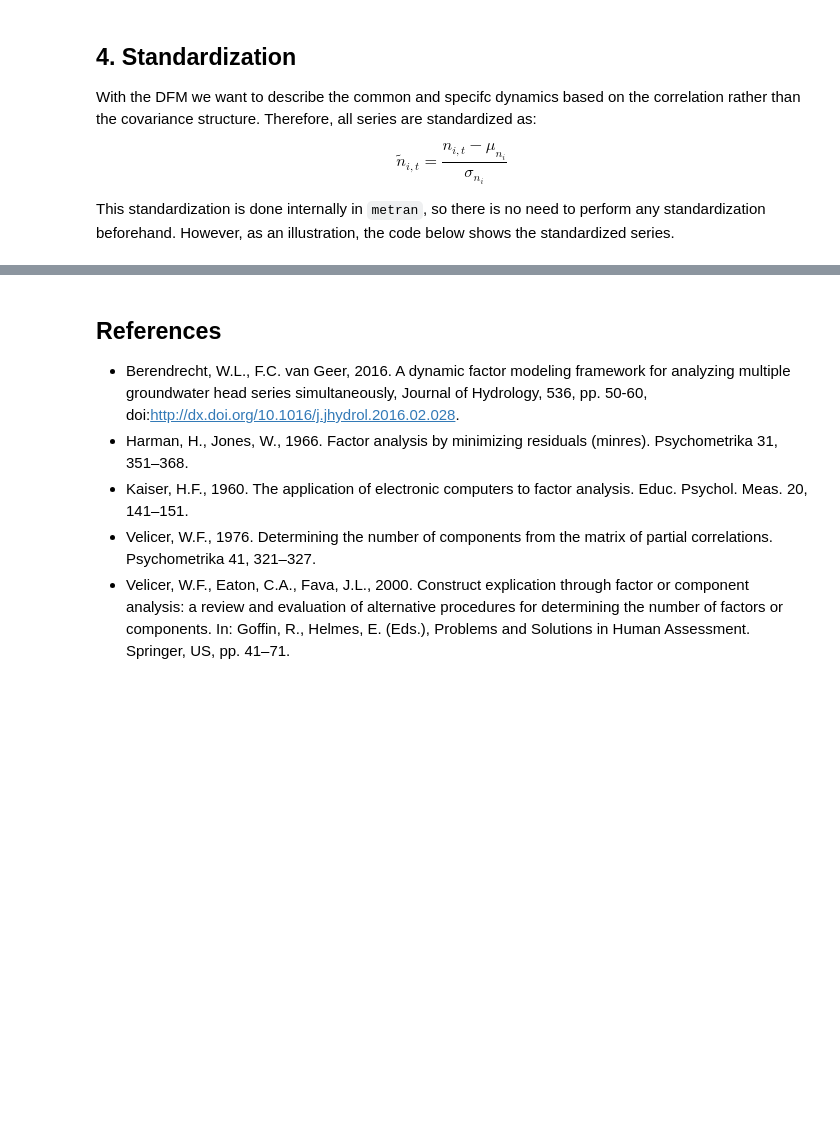
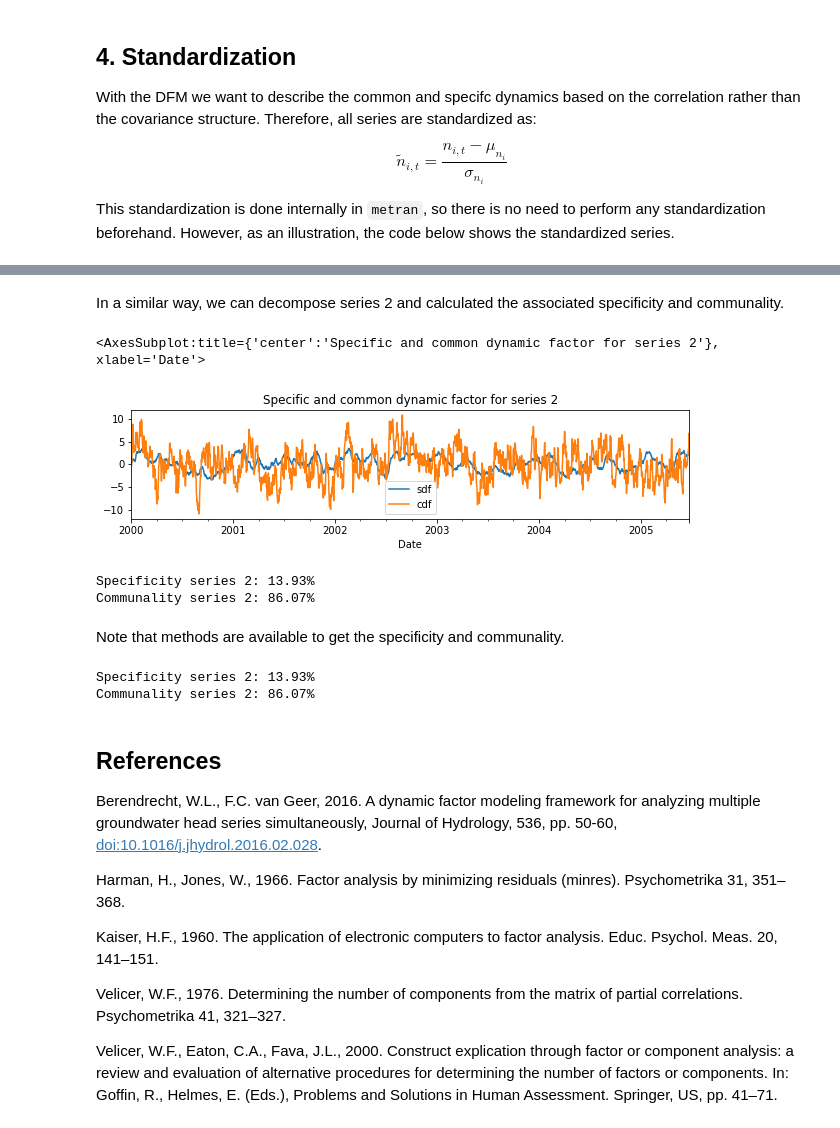
Before and after one commit to pastas/metran, a Jupyter notebook: examples/dynamic_factor_model.ipynb, the cells around one changed output, grey strips where cells are left out. Cells and saved outputs as stored; diff of their text form; code cells hidden in the pictures; blank space fills up the shorter version.

```diff
--- a/examples/dynamic_factor_model.ipynb
+++ b/examples/dynamic_factor_model.ipynb
@@ -218,7 +273,36 @@ None
+# %% [markdown]
+In a similar way, we can decompose series 2 and calculated the associated specificity and communality.
+# %%
+mt.decompose_simulation(name='series 2').plot(figsize=(10,2), xlabel='Date', title='Specific and common dynamic factor for series 2')
+# %% [output]
+<AxesSubplot:title={'center':'Specific and common dynamic factor for series 2'}, xlabel='Date'>
+[figure, added]
+# %%
+sim = mt.decompose_simulation(name='series 2')
+specificity = sim['sdf'].var() / sim.sum(axis=1).var()
+print ('Specificity series 2:', "{:.2f}%".format(100 * specificity))
+print ('Communality series 2:', "{:.2f}%".format(100 * (1 - specificity)))
+# %% [output]
+Specificity series 2: 13.93%
+Communality series 2: 86.07%
+# %% [markdown]
+Note that methods are available to get the specificity and communality.
+# %%
+print ('Specificity series 2:', "{:.2f}%".format(100 * mt.get_specificity()[1]))
+print ('Communality series 2:', "{:.2f}%".format(100 * mt.get_communality()[1]))
+# %% [output]
+Specificity series 2: 13.93%
+Communality series 2: 86.07%
 # %% [markdown]
 ## References
-- Berendrecht, W.L., F.C. van Geer, 2016. A dynamic factor modeling framework for analyzing multiple groundwater head series simultaneously, Journal of Hydrology, 536, pp. 50-60, doi:http://dx.doi.org/10.1016/j.jhydrol.2016.02.028.
-- Harman, H., Jones, W., 1966. Factor analysis by minimizing residuals (minres). Psychometrika 31, 351–368.
-- Kaiser, H.F., 1960. The application of electronic computers to factor analysis. Educ. Psychol. Meas. 20, 141–151.
-- Velicer, W.F., 1976. Determining the number of components from the matrix of partial correlations. Psychometrika 41, 321–327.
-- Velicer, W.F., Eaton, C.A., Fava, J.L., 2000. Construct explication through factor or component analysis: a review and evaluation of alternative procedures for determining the number of factors or components. In: Goffin, R., Helmes, E. (Eds.), Problems and Solutions in Human Assessment. Springer, US, pp. 41–71.
+Berendrecht, W.L., F.C. van Geer, 2016. A dynamic factor modeling framework for analyzing multiple groundwater head series simultaneously, Journal of Hydrology, 536, pp. 50-60, [doi:10.1016/j.jhydrol.2016.02.028][Ber2016].
+
+[Ber2016]: http://dx.doi.org/10.1016/j.jhydrol.2016.02.028 "Journal of Hydrology"
+
+Harman, H., Jones, W., 1966. Factor analysis by minimizing residuals (minres). Psychometrika 31, 351–368.
+
+Kaiser, H.F., 1960. The application of electronic computers to factor analysis. Educ. Psychol. Meas. 20, 141–151.
+
+Velicer, W.F., 1976. Determining the number of components from the matrix of partial correlations. Psychometrika 41, 321–327.
+
+Velicer, W.F., Eaton, C.A., Fava, J.L., 2000. Construct explication through factor or component analysis: a review and evaluation of alternative procedures for determining the number of factors or components. In: Goffin, R., Helmes, E. (Eds.), Problems and Solutions in Human Assessment. Springer, US, pp. 41–71.
```
Also changed, not shown: parts of 31 cells of this notebook.
